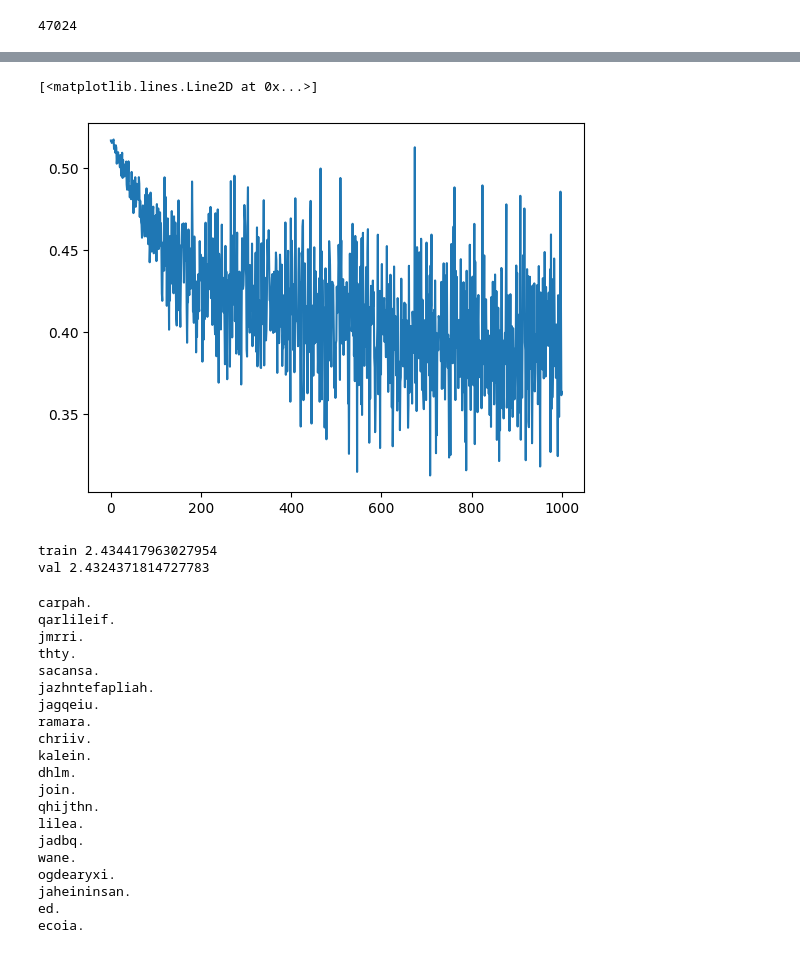
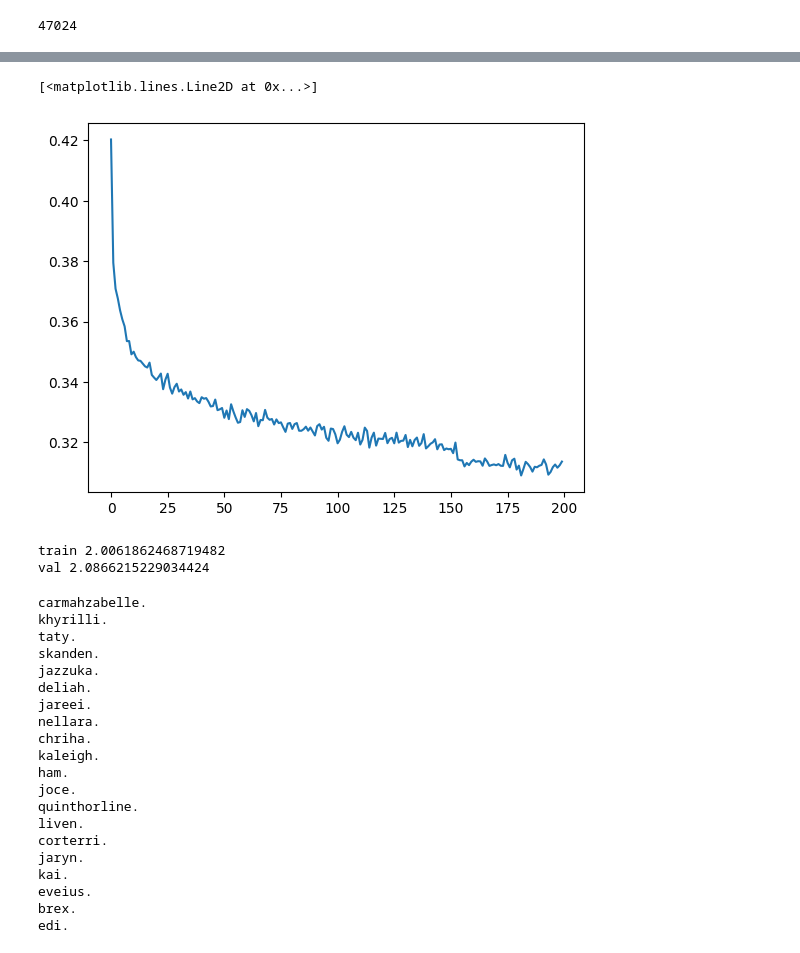
Before and after one commit to yiphei/yif-AI, a Jupyter notebook: wave_net.ipynb, the cells around one changed output, grey strips where cells are left out. Saved outputs shown, nothing was run; the diff lists cells and outputs as text; code cells hidden in the pictures.

```diff
--- a/wave_net.ipynb
+++ b/wave_net.ipynb
@@ -91,7 +93,7 @@ val 2.104844808578491
 class Linear:
 
   def __init__(self, fan_in, fan_out, bias=True):
-    self.weight = torch.randn((fan_in, fan_out), generator=g) / fan_in**0.5
+    self.weight = torch.randn((fan_in, fan_out)) / fan_in**0.5
     self.bias = torch.zeros(fan_out) if bias else None
 
   def __call__(self, x):
@@ -146,9 +148,8 @@ class Tanh:
 
 n_embd = 10 # the dimensionality of the character embedding vectors
 n_hidden = 100 # the number of neurons in the hidden layer of the MLP
-g = torch.Generator().manual_seed(2147483647) # for reproducibility
 
-C = torch.randn((vocab_size, n_embd),            generator=g)
+C = torch.randn((vocab_size, n_embd))
 layers = [
   Linear(n_embd * block_size, n_hidden, bias=False), BatchNorm1d(n_hidden), Tanh(),
   Linear(           n_hidden, n_hidden, bias=False), BatchNorm1d(n_hidden), Tanh(),
@@ -182,7 +183,7 @@ IS_DEBUG = False
 for i in range(max_steps):
 
   # minibatch construct
-  ix = torch.randint(0, Xtr.shape[0], (batch_size,), generator=g)
+  ix = torch.randint(0, Xtr.shape[0], (batch_size,))
   Xb, Yb = Xtr[ix], Ytr[ix] # batch X,Y
 
   # forward pass
@@ -211,6 +212,6 @@ for i in range(max_steps):
     print(f'{i:7d}/{max_steps:7d}: {loss.item():.4f}')
   lossi.append(loss.log10().item())
 
-  if i >= 1000 and IS_DEBUG:
+  if i > 998 and IS_DEBUG:
     break # AFTER_DEBUG: would take out obviously to run full optimization
 # %% [output]
@@ -218,8 +238,10 @@ for i in range(max_steps):
-# %%
-plt.plot(lossi)
-# %% [output]
-[<matplotlib.lines.Line2D at 0x...>]
-[figure, removed]
+# %%
+t_lossi = torch.tensor(lossi).view(-1, 1000)
+# %%
+plt.plot(t_lossi.mean(dim=1, keepdim=False))
+# %% [output]
+[<matplotlib.lines.Line2D at 0x...>]
+[figure, added]
 # %%
 @torch.no_grad() # this decorator disables gradient tracking
 def split_loss(split):
@@ -241,8 +263,8 @@ for layer in layers:
 split_loss('train')
 split_loss('val')
 # %% [output]
-train 2.434417963027954
-val 2.4324371814727783
+train 2.0061862468719482
+val 2.0866215229034424
 # %%
 # sample from the model
 g = torch.Generator().manual_seed(2147483647 + 10)
@@ -270,23 +292,23 @@ for _ in range(20):
 
     print(''.join(itos[i] for i in out)) # decode and print the generated word
 # %% [output]
-carpah.
-qarlileif.
-jmrri.
-thty.
-sacansa.
-jazhntefapliah.
-jagqeiu.
-ramara.
-chriiv.
-kalein.
-dhlm.
-join.
-qhijthn.
-lilea.
-jadbq.
-wane.
-ogdearyxi.
-jaheininsan.
-ed.
-ecoia.
+carmahzabelle.
+khyrilli.
+taty.
+skanden.
+jazzuka.
+deliah.
+jareei.
+nellara.
+chriha.
+kaleigh.
+ham.
+joce.
+quinthorline.
+liven.
+corterri.
+jaryn.
+kai.
+eveius.
+brex.
+edi.
```
Also changed, not shown: parts of 2 cells of this notebook.
